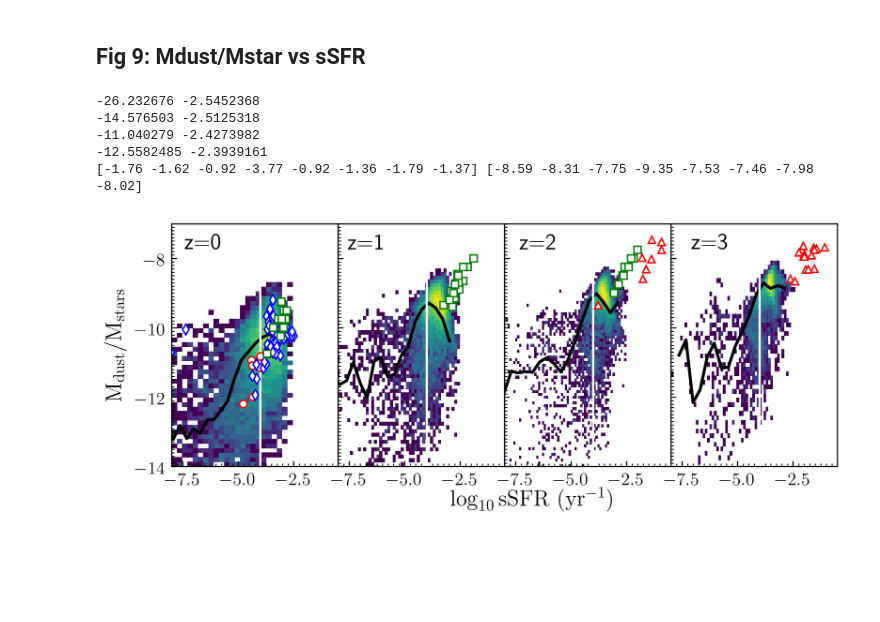
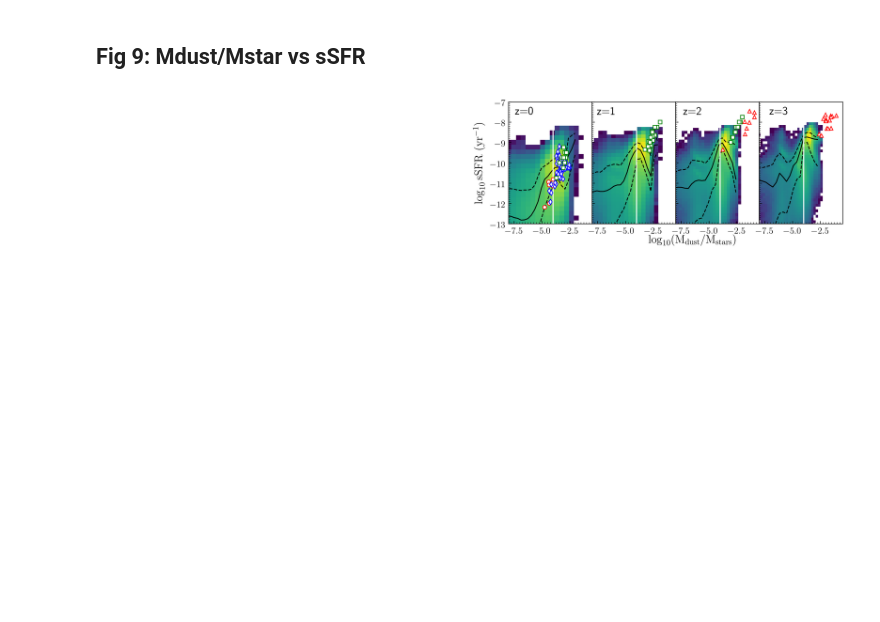
Before and after one commit to dptriani/dusty-sage, a Jupyter notebook: analysis/Paper2_plotting.ipynb, the cells around one changed output. Cells and saved outputs as stored; diff of their text form; code cells hidden in the pictures; blank space fills up the shorter version.

Commit message:
refine dtm-ssfr plot

```diff
--- a/analysis/Paper2_plotting.ipynb
+++ b/analysis/Paper2_plotting.ipynb
@@ -1845,7 +1763,7 @@ fig, axes = plt.subplots(1, 4, sharey=True, figsize=(8, 3))
 for i in range(4):
     ax1 = plt.subplot(1,4,i+1)
 
-    w = np.where((G_history[i].StellarMass * 1.e10 / Hubble_h > 1.e9) & (G_history[i].ColdDust > 0) & ((G_history[i].SfrBulge + G_history[i].SfrDisk) > 0))[0]
+    w = np.where((G_history[i].StellarMass * 1.e10 / Hubble_h > 1.e9) & (G_history[i].ColdDust >0) & ((G_history[i].SfrBulge + G_history[i].SfrDisk) > 1e-50))[0]
     dust = G_history[i].ColdDust[w] * 1.e10 / Hubble_h
     mass = G_history[i].StellarMass[w] * 1.e10 / Hubble_h
     sfr = G_history[i].SfrBulge[w] + G_history[i].SfrDisk[w]
@@ -1857,16 +1775,19 @@ for i in range(4):
     bins = np.linspace(dtsm.min(), dtsm.max(), total_bins)
     delta = bins[1]-bins[0]
     idx = np.digitize(dtsm, bins)
-#    print(min(dtsm), min(ssfr), min(sfr))
     #PLOT COLD DUST MEDIAN
     #====================
-    print(min(dtsm), max(dtsm))
-    median = [np.percentile(ssfr[idx==k+1], 50) for k in range(total_bins) if len(ssfr[idx==k+1]) > 3]
+
+    median = [np.median(ssfr[idx==k+1]) for k in range(total_bins) if len(ssfr[idx==k+1]) > 3]
+    perc1 = [np.percentile(ssfr[idx==k+1], 16) for k in range(total_bins) if len(ssfr[idx==k+1]) > 3]
+    perc2 = [np.percentile(ssfr[idx==k+1], 84) for k in range(total_bins) if len(ssfr[idx==k+1]) > 3]
     x = [(bins[k]-delta/2) for k in range(total_bins) if len(ssfr[idx==k+1]) > 3]
     h = ax1.hist2d(dtsm, ssfr, bins=100, norm=LogNorm())
-    plt.plot(x, median, 'k-', linewidth=2)
+    plt.plot(x, median, 'k-', linewidth=1.2)
+    plt.plot(x, perc1, 'k--', linewidth=1.2)
+    plt.plot(x, perc2, 'k--', linewidth=1.2)
     plt.xlim(-8, -0.5)
-    plt.ylim(-14, -7)
+    plt.ylim(-13, -7)
     plt.axvline(x=-4, color='white')
     ax1.xaxis.set_minor_locator(plt.MultipleLocator(0.25))
     ax1.yaxis.set_minor_locator(plt.MultipleLocator(0.1))
@@ -1888,15 +1809,17 @@ Mdust_rr = np.zeros(len(np.unique(category_rr)))
 Mstar_rr = np.zeros(len(np.unique(category_rr)))
 SFR_rr = np.zeros(len(np.unique(category_rr)))
 sSFR_rr = np.zeros(len(np.unique(category_rr)))
+
 #We are dividing galaxies in Remy-Ruyer 2014 samples based on their morphology:
 #a.E b.S0 c.Sa-Sab d.Sb-Sc e.Scd=Sdm f.Sm-Irr
-w = np.where(sfr_rr > 0.0)[0]
+w = np.where((sfr_rr > 0.0) & (logdust_ac_rr > 0.0))[0]
 logdust = logdust_ac_rr[w]
 logstar = logstar_rr[w]
 logsfr = np.log10(sfr_rr[w])
 logssfr = logsfr - logstar
 dtsm_rr = logdust - logstar
 plt.errorbar(dtsm_rr, logssfr, fmt='bd', markersize=5, mfc='white', label='KINGFISH')
+w = np.where(dtsm_rr < -7)[0]
 
 #Data from Santini et al. 2014
 logmass = np.array([10, 10, 10, 10.25, 10.25, 10.25, 10.5, 10.5, 10.5, 10.75, 11])
@@ -1904,56 +1827,52 @@ logdust = np.array([7.11, 7.06, 6.95, 6.83, 7.05, 7.44, 7.42, 7.55, 7.64, 7.71,
 logsfr = np.array([0.25, 0.5, 0.75, 0.25, 0.5, 0.75, 0.25, 0.5, 0.75, 1.00, 0.25])
 dtsm_santini = logdust - logmass
 ssfr_santini = logsfr - logmass
-plt.errorbar(dtsm_santini, ssfr_santini, fmt='gs', markersize=5, mfc='white', label='KINGFISH')
+plt.errorbar(dtsm_santini, ssfr_santini, fmt='gs', markersize=5, mfc='white', label='Santini+ 2014')
 
-plt.ylabel(r'$\mathrm{M_{dust}} / \mathrm{M_{stars}}$', fontsize=15)
+plt.ylabel(r'$\log_{10} \mathrm{sSFR}\ (\mathrm{yr}^{-1})$', fontsize=15)
 
 plt.subplot(142).set_yticklabels([])
+
 #Data from Santini et al. 2014
 logmass = np.array([10.25, 10.25, 10.5, 10.5, 10.5, 10.5, 10.75, 10.75, 10.75, 10.75, 10.75, 10.75, 11, 11, 11])
 logdust = np.array([7.89, 7.64, 7.97, 7.93, 8.34, 8.61, 7.51, 8.01, 7.85, 8.02, 8.17, 8.39, 8.16, 8.03, 8.21])
 logsfr = np.array([1.6, 1.8, 1.6, 1.8, 2.25, 2.5, 1.4, 1.6, 1.8, 2, 2.25, 2.5, 1.6, 1.8, 2])
 dtsm_santini = logdust - logmass
 ssfr_santini = logsfr - logmass
-plt.errorbar(dtsm_santini, ssfr_santini, fmt='gs', markersize=5, mfc='white', label='KINGFISH')
+plt.errorbar(dtsm_santini, ssfr_santini, fmt='gs', markersize=5, mfc='white', label='Santini+ 2014')
 
 plt.subplot(143).set_yticklabels([])
 #Data from Santini et al. 2014
 logmass = np.array([10.5, 10.5, 10.75, 10.75, 10.75, 10.75, 11, 11, 11, 11])
 logdust = np.array([7.92, 8.32, 7.85, 8.07, 8.34, 8.75, 7.94, 8.14, 8.37, 8.71])
 logsfr = np.array([2.25, 2.5, 2, 2.25, 2.5, 3, 2, 2.25, 2.5, 3])
 dtsm = logdust - logmass
 ssfr = logsfr - logmass
-plt.errorbar(dtsm, ssfr, fmt='gs', markersize=5, mfc='white', label='KINGFISH')
+plt.errorbar(dtsm, ssfr, fmt='gs', markersize=5, mfc='white', label='Santini+ 2014')
 
 #Data from da Cunha et al. 2015
 logmass = np.array([10.4, 10.65, 9.97, 10.15, 9.92, 10.07, 10.63, 9.64])
 logdust = np.array([8.64, 9.03, 9.05, 6.38, 9.0, 8.71, 8.84, 8.27])
 logsfr = np.array([1.81, 2.34, 2.22, 0.8, 2.39, 2.61, 2.65, 1.62])
 dtsm = logdust - logmass
 ssfr = logsfr - logmass
 plt.errorbar(dtsm, ssfr, fmt='r^', markersize=5, mfc='white', label='da Cunha+ 15')
-print(dtsm, ssfr)
 
 plt.subplot(144).set_yticklabels([])
 logmass = np.array([10.41, 10.72, 10.83, 10.92, 10.96, 10.43, 10.28, 10.53, 9.86, 10.58, 10.98, 10.75, 10.76, 10.41, 10.43])
 logdust = np.array([8.39, 8.68, 9.17, 9.39, 8.98, 8.51, 8.47, 8.96, 8.42, 9.04, 8.36, 8.34, 8.53, 9.34, 8.45])
 logsfr = np.array([2.47, 3.08, 2.92, 2.62, 3.08, 2.11, 1.96, 2.84, 2.14, 2.83, 2.39, 2.09, 2.93, 2.73, 2.48])
 dtsm = logdust - logmass
 ssfr = logsfr - logmass
 plt.errorbar(dtsm, ssfr, fmt='r^', markersize=5, mfc='white', label='da Cunha+ 15')
 
 plt.subplots_adjust(wspace=0, hspace=0)
-fig.text(0.45, 0.01, r'$\log_{10} \mathrm{sSFR}\ (\mathrm{yr}^{-1})$', fontsize=15, va='center')
+fig.text(0.45, 0.01, r'$\log_{10}(\mathrm{M_{dust}} / \mathrm{M_{stars}})$', fontsize=15, va='center')
 fig.text(0.14,0.8, 'z=0', fontsize=15)
 fig.text(0.33,0.8, 'z=1', fontsize=15)
 fig.text(0.53,0.8, 'z=2', fontsize=15)
 fig.text(0.73,0.8, 'z=3', fontsize=15)
-plt.savefig('plots/dtm-ssfr-mini.png')
+
+plt.savefig('plots/dtm-ssfr-millennium-v3.png', bbox_inches='tight')
 # %% [output]
--26.232676 -2.5452368
--14.576503 -2.5125318
--11.040279 -2.4273982
--12.5582485 -2.3939161
-[-1.76 -1.62 -0.92 -3.77 -0.92 -1.36 -1.79 -1.37] [-8.59 -8.31 -7.75 -9.35 -7.53 -7.46 -7.98 -8.02]
-[figure, old version]
+[figure, new version]
```
Also changed, not shown: parts of 9 cells of this notebook.
